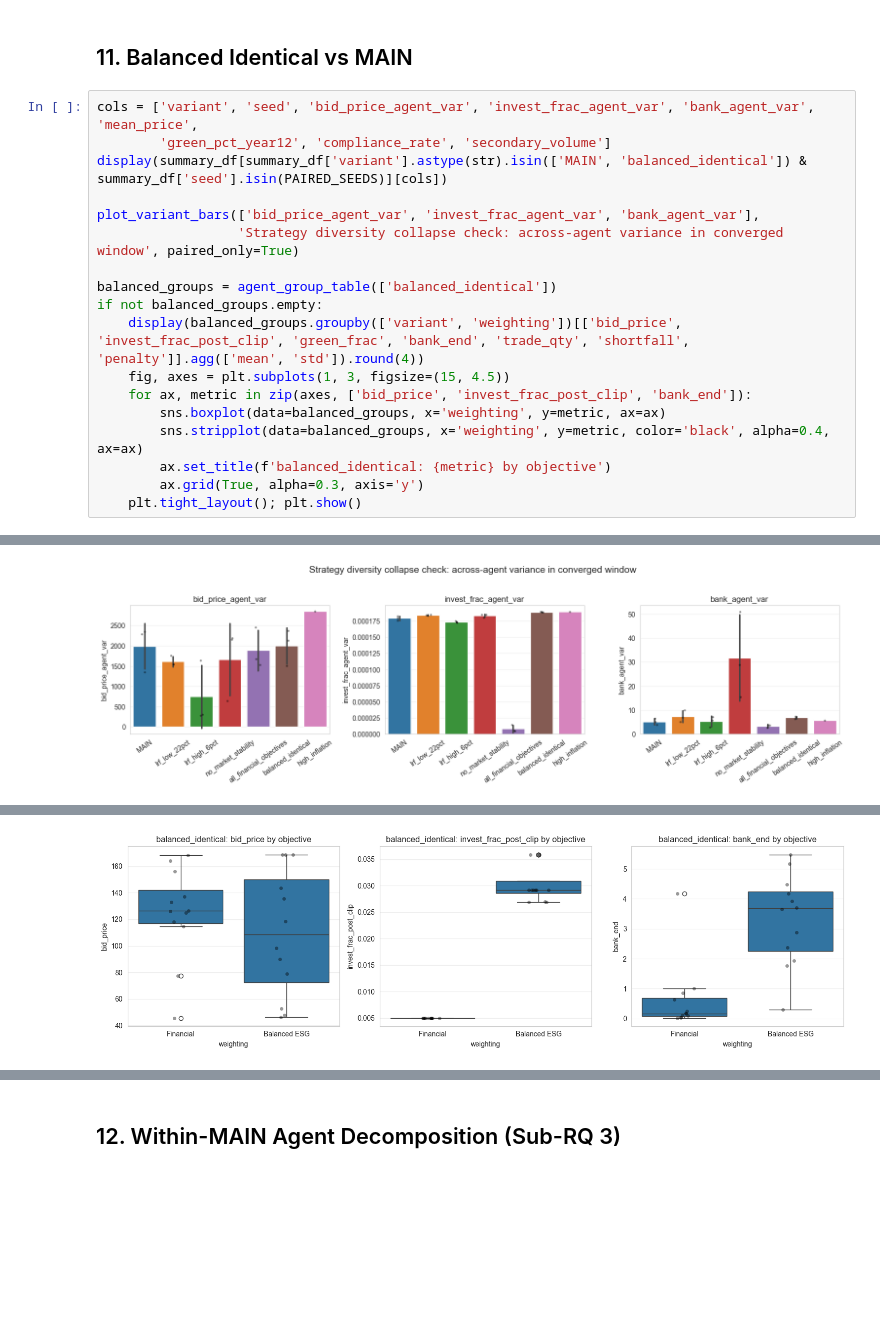
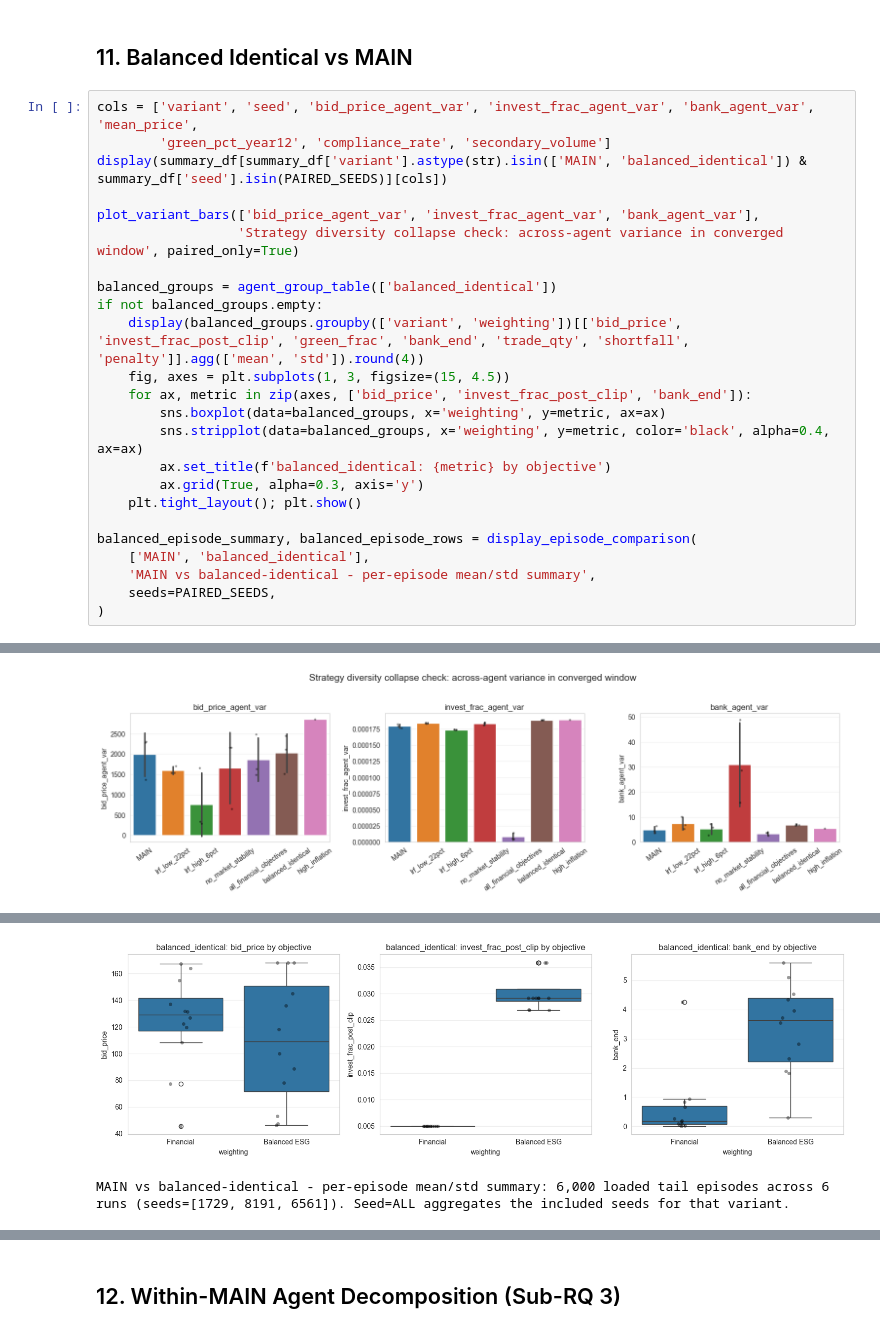
Before and after one commit to DJH961/Thesis-Energy-Auction, a Jupyter notebook: notebooks/ets_marl - Thesis Experiments Analysis.ipynb, the cells around one changed output, grey strips where cells are left out. Cells and saved outputs as stored; diff of their text form; blank space fills up the shorter version.

```diff
--- a/notebooks/ets_marl - Thesis Experiments Analysis.ipynb
+++ b/notebooks/ets_marl - Thesis Experiments Analysis.ipynb
@@ -947,5 +1142,11 @@ if not balanced_groups.empty:
         ax.set_title(f'balanced_identical: {metric} by objective')
         ax.grid(True, alpha=0.3, axis='y')
     plt.tight_layout(); plt.show()
+
+balanced_episode_summary, balanced_episode_rows = display_episode_comparison(
+    ['MAIN', 'balanced_identical'],
+    'MAIN vs balanced-identical - per-episode mean/std summary',
+    seeds=PAIRED_SEEDS,
+)
 # %% [output]
 |  | variant | seed | bid_price_agent_var | invest_frac_agent_var | bank_agent_var | mean_price | ... |
@@ -975 +1176,2 @@ Passing `palette` without assigning `hue` is deprecated and will be removed in v
-[figure, old version]
+[figure, new version]
+MAIN vs balanced-identical - per-episode mean/std summary: 6,000 loaded tail episodes across 6 runs (seeds=[1729, 8191, 6561]). Seed=ALL aggregates the included seeds for that variant.
```
Also changed, not shown: parts of 8 cells of this notebook, 6 other files.
